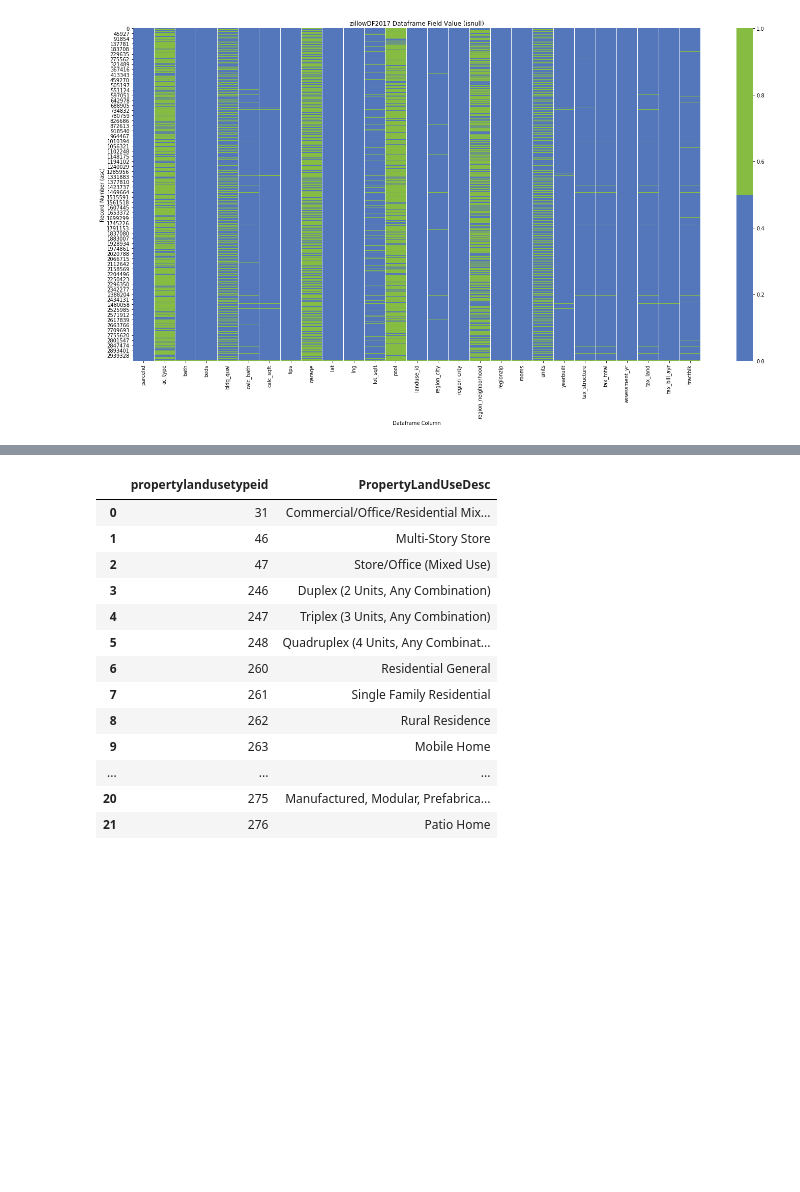
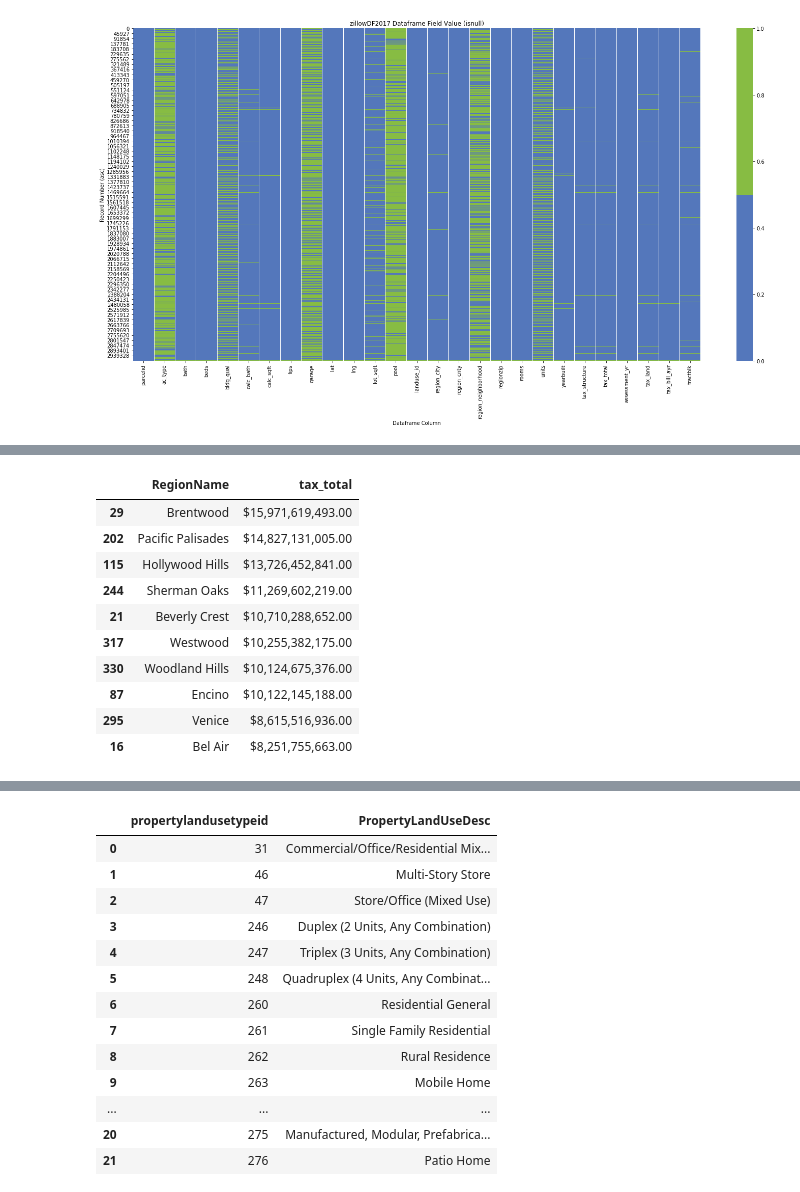
Before and after one commit to equilibrium360/zillow_analytics, a Jupyter notebook: zillow_exploratory_analysis.ipynb, the cells around one changed output, grey strips where cells are left out. Drawn from its saved outputs; the diff is of its cells as text; code cells hidden in the pictures; blank space fills up the shorter version.

```diff
--- a/zillow_exploratory_analysis.ipynb
+++ b/zillow_exploratory_analysis.ipynb
@@ -175,0 +250,4 @@ Text(204,0.5,'Record Number (asc)')
+# %%
+# l-join neighborhood code/name to DF
+addHood = pd.merge(zillowDF2017_Trunc, neighborhoodsDF, on='region_neighborhood', how = "left")
+addHood.count()
@@ -175,0 +272,22 @@ Text(204,0.5,'Record Number (asc)')
+# %%
+pd.options.display.float_format = '${:,.2f}'.format
+hood_tax_total = addHood.groupby('RegionName')['tax_total'].sum().reset_index()
+hood_tax_desc = hood_tax.sort_values('tax_total', ascending=False)
+hood_tax_desc.head(400)
+# %%
+pd.options.display.float_format = '${:,.2f}'.format
+hood_tax = addHood.groupby('RegionName')['tax_total'].sum().reset_index()
+hood_tax_desc = hood_tax.sort_values('tax_total', ascending=False)
+hood_tax_desc.head(10)
+# %% [output]
+|  | RegionName | tax_total |
+| 29 | Brentwood | $15,971,619,493.00 |
+| 202 | Pacific Palisades | $14,827,131,005.00 |
+| 115 | Hollywood Hills | $13,726,452,841.00 |
+| 244 | Sherman Oaks | $11,269,602,219.00 |
+| 21 | Beverly Crest | $10,710,288,652.00 |
+| 317 | Westwood | $10,255,382,175.00 |
+| 330 | Woodland Hills | $10,124,675,376.00 |
+| 87 | Encino | $10,122,145,188.00 |
+| 295 | Venice | $8,615,516,936.00 |
+| 16 | Bel Air | $8,251,755,663.00 |
```
Also changed, not shown: parts of 18 cells of this notebook.
